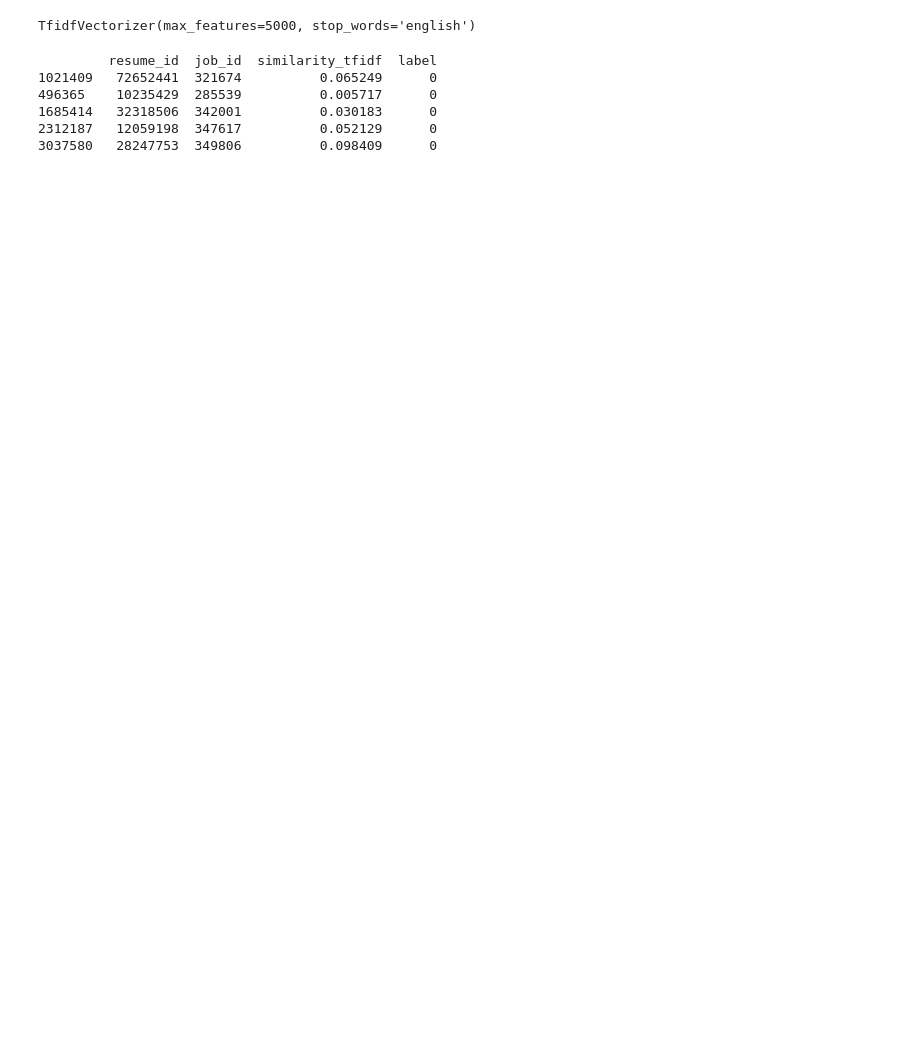
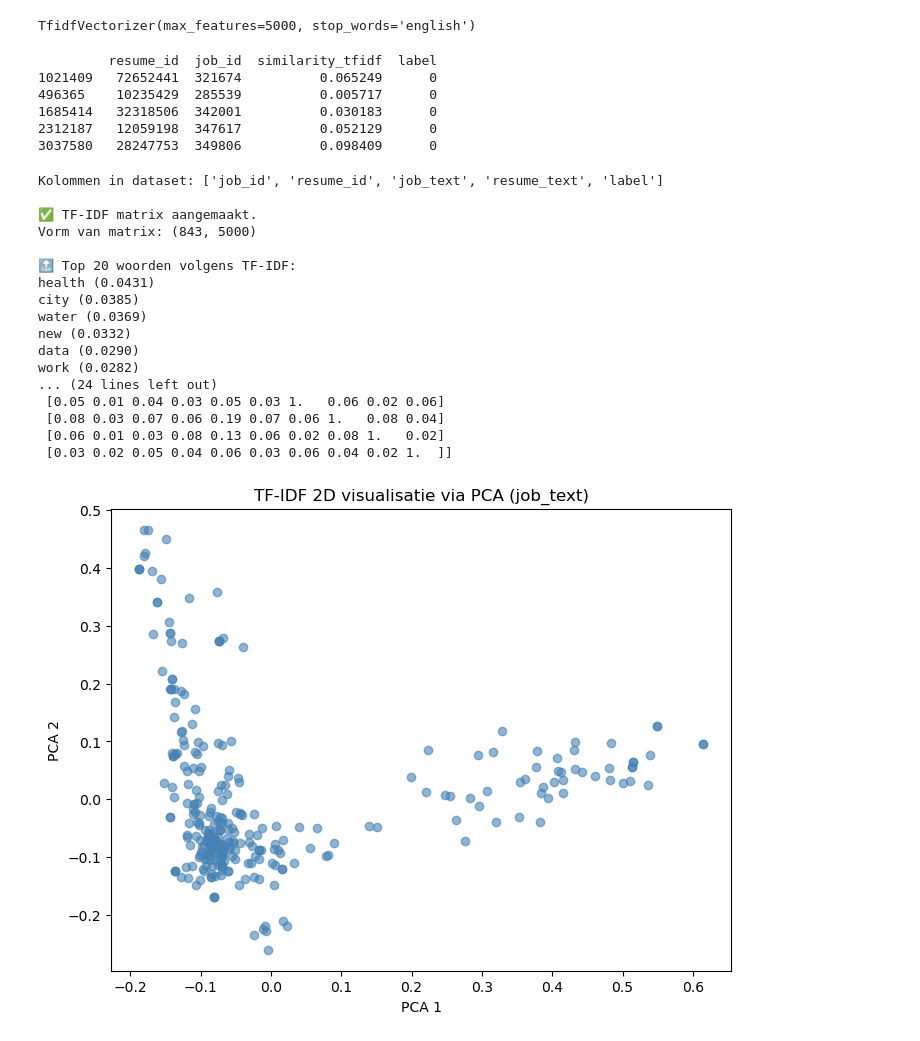
Before and after one commit to XavierKdG/CVMatching, a Jupyter notebook: files_chloe/tf-idf.ipynb, the cells around one changed output. Cells and saved outputs as stored; diff of their text form; code cells hidden in the pictures; blank space fills up the shorter version.

Commit message:
preprocessing afgemaakt en tfidf afgemaakt

```diff
--- a/files_chloe/tf-idf.ipynb
+++ b/files_chloe/tf-idf.ipynb
@@ -42,3 +42,65 @@ print(df[["resume_id", "job_id", "similarity_tfidf", "label"]].head())
 1685414   32318506  342001          0.030183      0
 2312187   12059198  347617          0.052129      0
 3037580   28247753  349806          0.098409      0
+# %%
+import pandas as pd
+import numpy as np
+from sklearn.feature_extraction.text import TfidfVectorizer
+from sklearn.metrics.pairwise import cosine_similarity
+from sklearn.decomposition import PCA
+import matplotlib.pyplot as plt
+
+df = pd.read_csv("/home/admin-groep11/CVMatching-1/data/processed/labeled_jobdescriptions2_cleaned.csv")
+
+print("Kolommen in dataset:", df.columns.tolist())
+
+vectorizer = TfidfVectorizer(max_features=5000, stop_words="english")
+X = vectorizer.fit_transform(df["job_text"])
+
+print("\n TF-IDF matrix aangemaakt.")
+print("Vorm van matrix:", X.shape)
+
+feature_names = vectorizer.get_feature_names_out()
+mean_scores = X.mean(axis=0).A1
+top_indices = np.argsort(mean_scores)[::-1][:20]
+
+print("\n Top 20 woorden volgens TF-IDF:")
+for idx in top_indices:
+    print(f"{feature_names[idx]} ({mean_scores[idx]:.4f})")
+
+empty_docs = (X.sum(axis=1) == 0).sum()
+print(f"\n🧐 Aantal lege documenten: {empty_docs}")
+
+sim_matrix = cosine_similarity(X[:10])
+print("\nCosine similarity (eerste 10 documenten):")
+print(np.round(sim_matrix, 2))
+
+X_dense = X.toarray()
+pca = PCA(n_components=2, random_state=42)
+reduced = pca.fit_transform(X_dense[:300])
+
+plt.figure(figsize=(8,6))
+plt.scatter(reduced[:,0], reduced[:,1], alpha=0.6, color="steelblue")
+plt.title("TF-IDF 2D visualisatie via PCA (job_text)")
+plt.xlabel("PCA 1")
+plt.ylabel("PCA 2")
+plt.show()
+# %% [output]
+Kolommen in dataset: ['job_id', 'resume_id', 'job_text', 'resume_text', 'label']
+
+✅ TF-IDF matrix aangemaakt.
+Vorm van matrix: (843, 5000)
+
+🔝 Top 20 woorden volgens TF-IDF:
+health (0.0431)
+city (0.0385)
+water (0.0369)
+new (0.0332)
+data (0.0290)
+work (0.0282)
+... (24 lines left out)
+ [0.05 0.01 0.04 0.03 0.05 0.03 1.   0.06 0.02 0.06]
+ [0.08 0.03 0.07 0.06 0.19 0.07 0.06 1.   0.08 0.04]
+ [0.06 0.01 0.03 0.08 0.13 0.06 0.02 0.08 1.   0.02]
+ [0.03 0.02 0.05 0.04 0.06 0.03 0.06 0.04 0.02 1.  ]]
+[figure, added]
```
Also changed, not shown: parts of 1 cell of this notebook, 3 other files.
